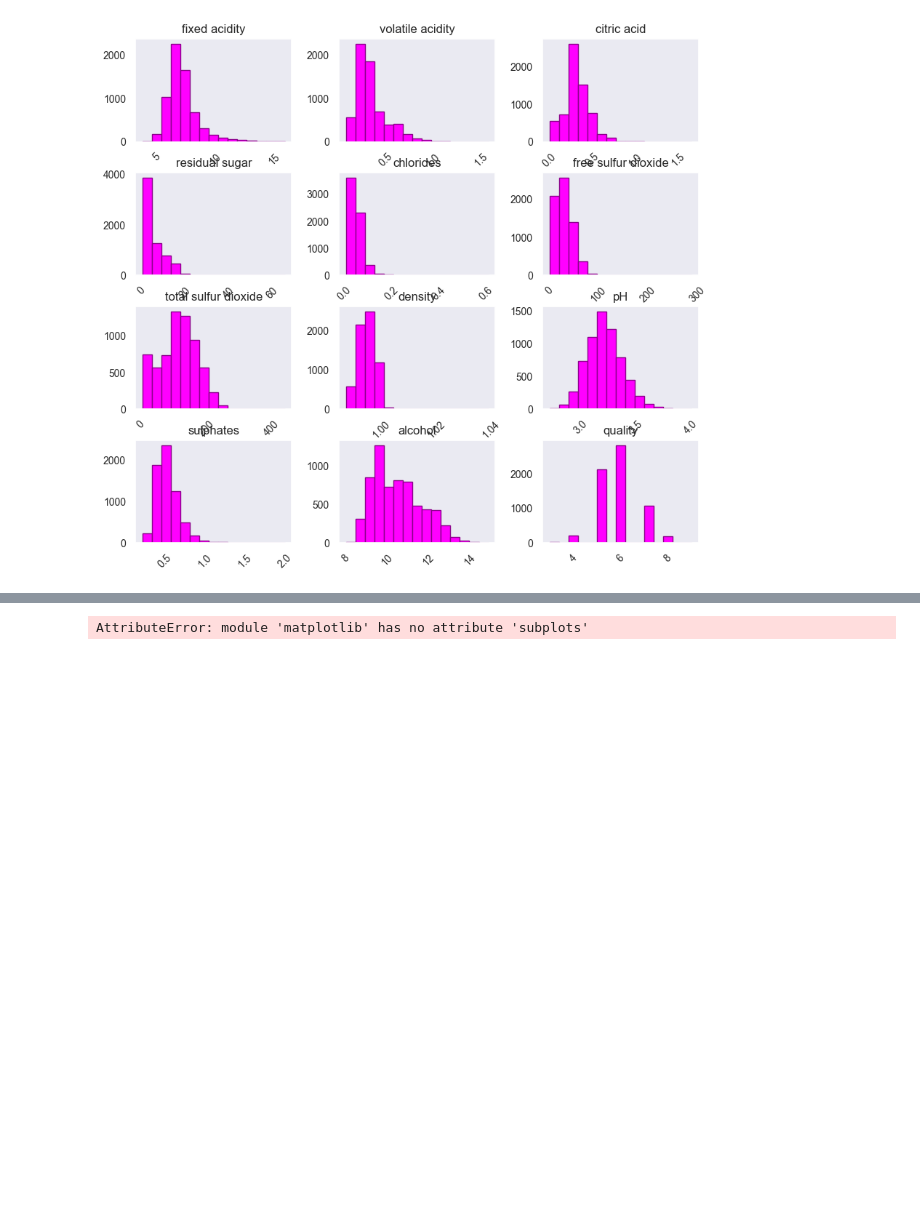
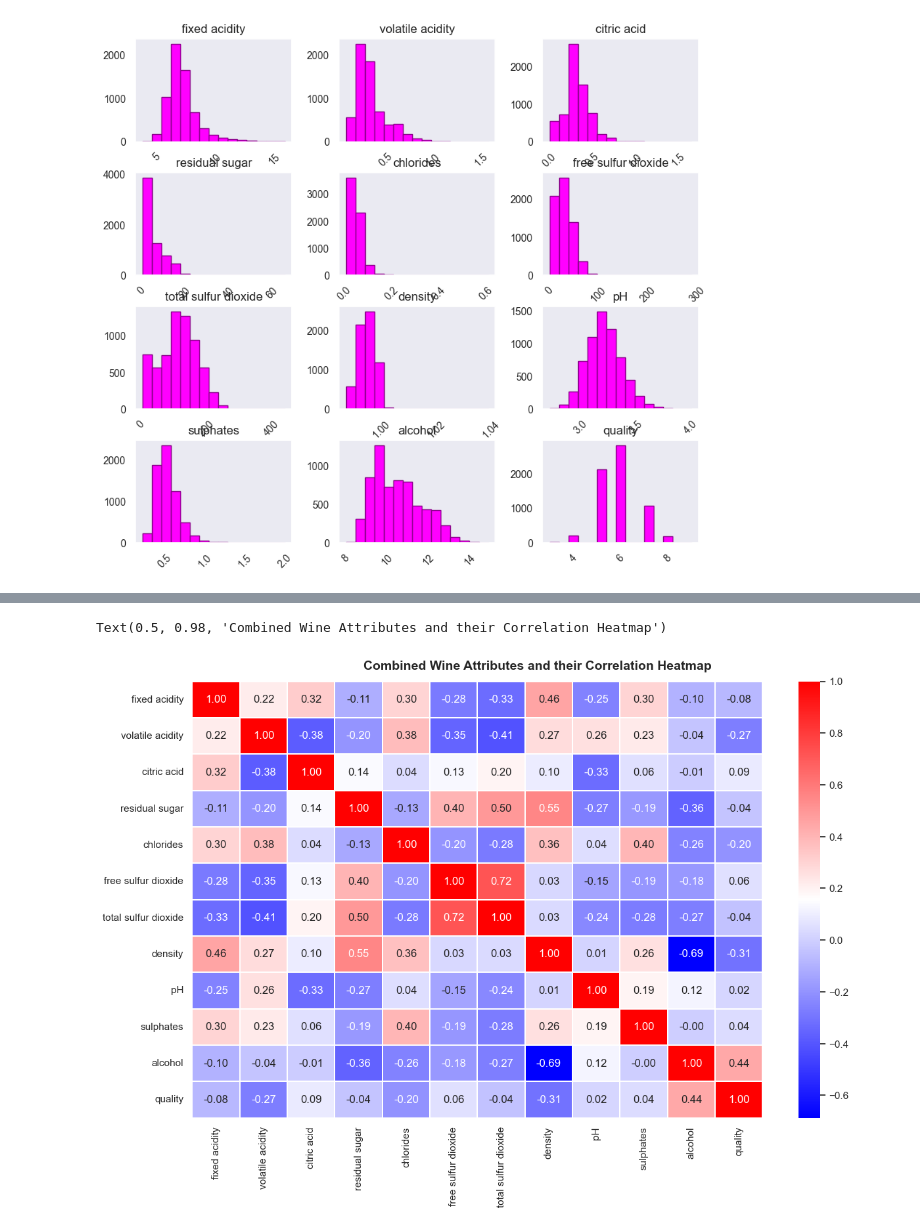
Before and after one commit to JessicaHora/Eda_wine_quality, a Jupyter notebook: Wine_quality.ipynb, the cells around one changed output, grey strips where cells are left out. Saved outputs shown, nothing was run; the diff lists cells and outputs as text; code cells hidden in the pictures; blank space fills up the shorter version.

```diff
--- a/Wine_quality.ipynb
+++ b/Wine_quality.ipynb
@@ -284,16 +291,18 @@ df_red.head()
-# %%
-fig, (ax) = plt.subplots(1, 1, figsize=(14,8))
-
-hm = sns.heatmap(df_wines.corr(),
-                 ax=ax,
-                 cmap="bwr",
-                 annot=True,
-                 fmt='.2f',
-                 linewidths=.05)
-
-fig.subplots_adjust(top=0.94)
-fig.suptitle('Combined Wine Attributes and their Correlation Heatmap',
-              fontsize=14,
-              fontweight='bold')
-# %% [output]
-AttributeError: module 'matplotlib' has no attribute 'subplots'
+# %%
+numerical_df = df_wines.select_dtypes(include=['float64', 'int64'])
+
+fig, ax = plt.subplots(1, 1, figsize=(14, 8))
+hm = sns.heatmap(numerical_df.corr(),
+                 ax=ax,
+                 cmap="bwr",
+                 annot=True,
+                 fmt='.2f',
+                 linewidths=.05)
+
+fig.subplots_adjust(top=0.94)
+fig.suptitle('Combined Wine Attributes and their Correlation Heatmap',
+              fontsize=14,
+              fontweight='bold')
+# %% [output]
+Text(0.5, 0.98, 'Combined Wine Attributes and their Correlation Heatmap')
+[figure, added]
```
Also changed, not shown: parts of 26 cells of this notebook.
